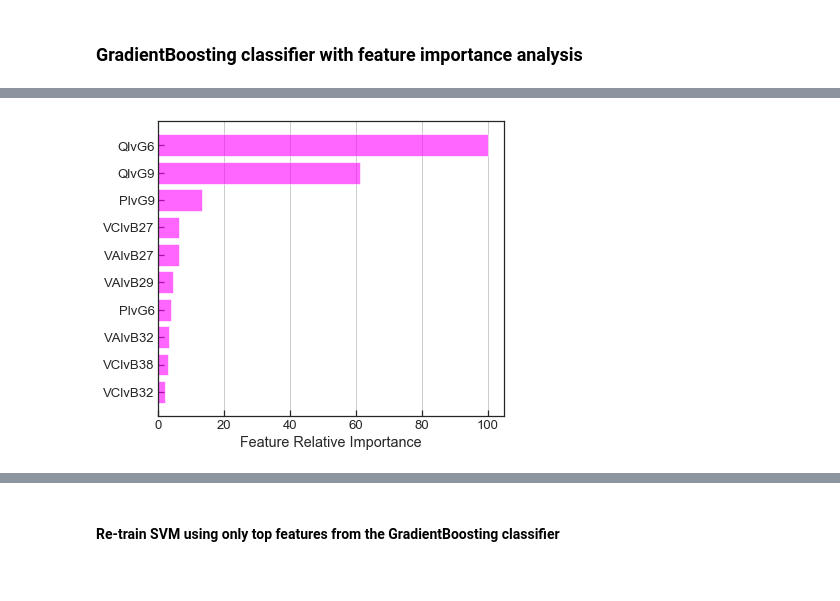
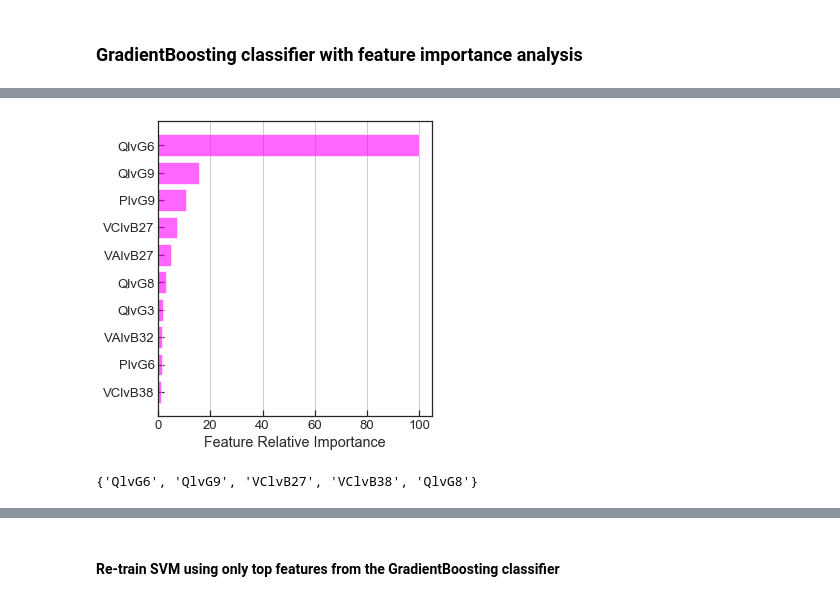
Before and after one commit to sarajcev/PSS-ML, a Jupyter notebook: PSStabML.ipynb, the cells around one changed output, grey strips where cells are left out. Drawn from its saved outputs; the diff is of its cells as text; code cells hidden in the pictures.

```diff
--- a/PSStabML.ipynb
+++ b/PSStabML.ipynb
@@ -478,7 +496,7 @@ parameters = {'n_estimators':[10, 15, 20],
               'max_features':[4, 'auto'],
               'max_depth':[2, None]}
 # grid search and cross-validation for hyper-parameters optimisation
-forest = GridSearchCV(estimator=RandomForestClassifier(), param_grid=parameters,
+forest = GridSearchCV(estimator=RandomForestClassifier(class_weight='balanced'), param_grid=parameters,
                       cv=3, scoring='f1', refit=True, n_jobs=-1, iid=False)
 forest.fit(X_train, y_train)
 # %% [output]
@@ -497,4 +520,4 @@ GridSearchCV(cv=3, error_score='raise-deprecating',
 # %%
-best_parameters = forest.best_params_
+best_forest_parameters = forest.best_params_
 print("Best parameters: {}".format(forest.best_params_))
 # %% [output]
@@ -501,0 +525,7 @@ Best parameters: {'criterion': 'gini', 'max_depth': None, 'max_features': 'auto'
+# %%
+forest = RandomForestClassifier(**best_forest_parameters, class_weight='balanced')
+forest.fit(X_train, y_train)
+forest_feature_importance = forest.feature_importances_
+forest_feature_importance = 100.0 * (forest_feature_importance / forest_feature_importance.max())
+sorted_idx_forest = np.argsort(forest_feature_importance)
+position_forest = np.arange(sorted_idx_forest.shape[0]) + .5
@@ -502,4 +559,5 @@ Best parameters: {'criterion': 'gini', 'max_depth': None, 'max_features': 'auto'
 # %%
-scores = cross_val_score(RandomForestClassifier(**best_parameters), X_train, y_train, cv=3, scoring='f1')
+scores = cross_val_score(RandomForestClassifier(**best_forest_parameters, class_weight='balanced'),
+                         X_train, y_train, cv=3, scoring='f1')
 print('Average score using 3-fold CV: {:g} +/- {:g}'.format(np.mean(scores), np.std(scores)))
 # %% [output]
@@ -551,14 +610,18 @@ Most relevant 10 features according to the GradientBoostingClassifier:
 # %%
 # Plot relative feature importance
-fig, ax = plt.subplots(figsize=(6,5))
+fig, ax = plt.subplots(figsize=(5,5))
 ax.barh(pos[-TOP:], feature_importance[sorted_idx][-TOP:], align='center', color='magenta', alpha=0.6)
 plt.yticks(pos[-TOP:], data.columns[sorted_idx][-TOP:])
 ax.set_xlabel('Feature Relative Importance')
 ax.grid(which='major', axis='x')
 plt.tight_layout()
 plt.show()
 # %% [output]
-[figure, old version]
+[figure, new version]
+# %%
+print(set(top_features_trees).intersection(set(top_features)))
+# %% [output]
+{'QlvG6', 'QlvG9', 'VClvB27', 'VClvB38', 'QlvG8'}
 # %%
 # Correlation matrix of selected features
 pearson = data[data.columns[sorted_idx][-TOP:]].corr('pearson')
```
Also changed, not shown: parts of 53 cells of this notebook.
